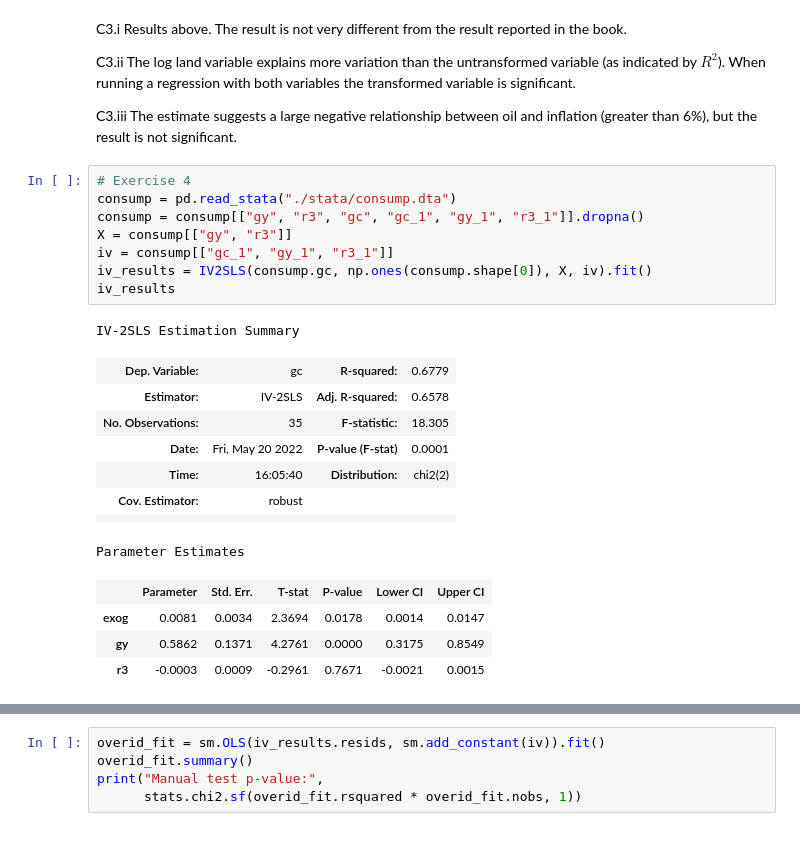
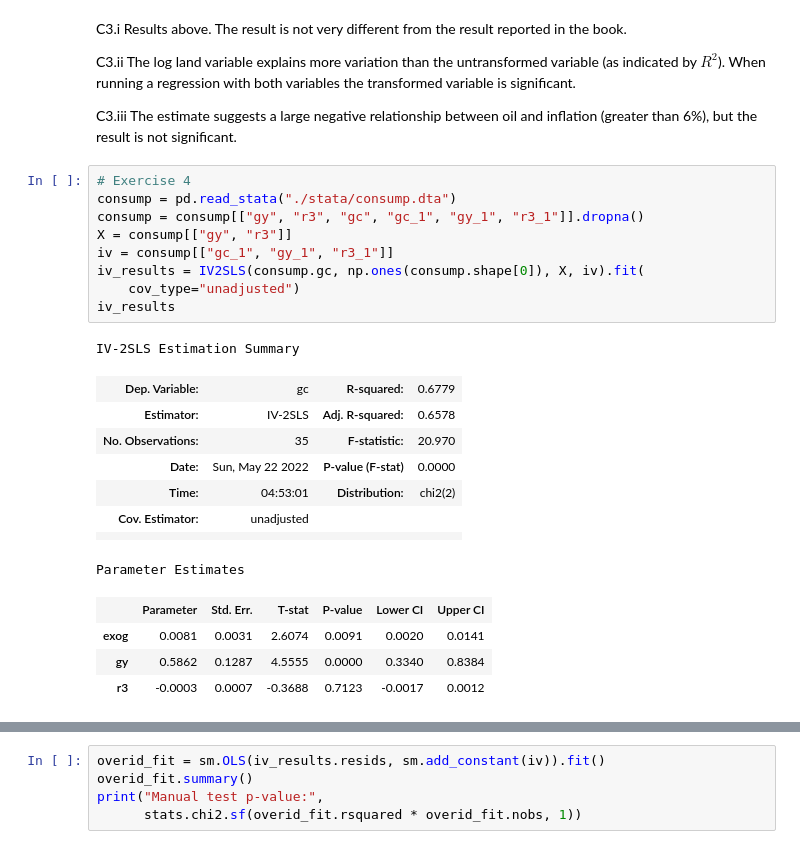
Before and after one commit to systemchalk/wooldridge_workbook, a Jupyter notebook: ch16.ipynb, the cells around one changed output, grey strips where cells are left out. Saved outputs shown, nothing was run; the diff lists cells and outputs as text.

```diff
--- a/ch16.ipynb
+++ b/ch16.ipynb
@@ -343,24 +343,25 @@ C3.iii The estimate suggests a large negative relationship between oil and infla
 # %%
 # Exercise 4
 consump = pd.read_stata("./stata/consump.dta")
 consump = consump[["gy", "r3", "gc", "gc_1", "gy_1", "r3_1"]].dropna()
 X = consump[["gy", "r3"]]
 iv = consump[["gc_1", "gy_1", "r3_1"]]
-iv_results = IV2SLS(consump.gc, np.ones(consump.shape[0]), X, iv).fit()
+iv_results = IV2SLS(consump.gc, np.ones(consump.shape[0]), X, iv).fit(
+    cov_type="unadjusted")
 iv_results
 # %% [output]
 IV-2SLS Estimation Summary
 | Dep. Variable: | gc | R-squared: | 0.6779 |
 | Estimator: | IV-2SLS | Adj. R-squared: | 0.6578 |
-| No. Observations: | 35 | F-statistic: | 18.305 |
-| Date: | Fri, May 20 2022 | P-value (F-stat) | 0.0001 |
-| Time: | 16:05:40 | Distribution: | chi2(2) |
-| Cov. Estimator: | robust |  |  |
+| No. Observations: | 35 | F-statistic: | 20.970 |
+| Date: | Sun, May 22 2022 | P-value (F-stat) | 0.0000 |
+| Time: | 04:53:01 | Distribution: | chi2(2) |
+| Cov. Estimator: | unadjusted |  |  |
 |  |  |  |  |
 Parameter Estimates
 |  | Parameter | Std. Err. | T-stat | P-value | Lower CI | Upper CI |
-| exog | 0.0081 | 0.0034 | 2.3694 | 0.0178 | 0.0014 | 0.0147 |
-| gy | 0.5862 | 0.1371 | 4.2761 | 0.0000 | 0.3175 | 0.8549 |
-| r3 | -0.0003 | 0.0009 | -0.2961 | 0.7671 | -0.0021 | 0.0015 |
+| exog | 0.0081 | 0.0031 | 2.6074 | 0.0091 | 0.0020 | 0.0141 |
+| gy | 0.5862 | 0.1287 | 4.5555 | 0.0000 | 0.3340 | 0.8384 |
+| r3 | -0.0003 | 0.0007 | -0.3688 | 0.7123 | -0.0017 | 0.0012 |
 Endogenous: gy, r3
 Instruments: gc_1, gy_1, r3_1
```
Also changed, not shown: parts of 21 cells of this notebook.
